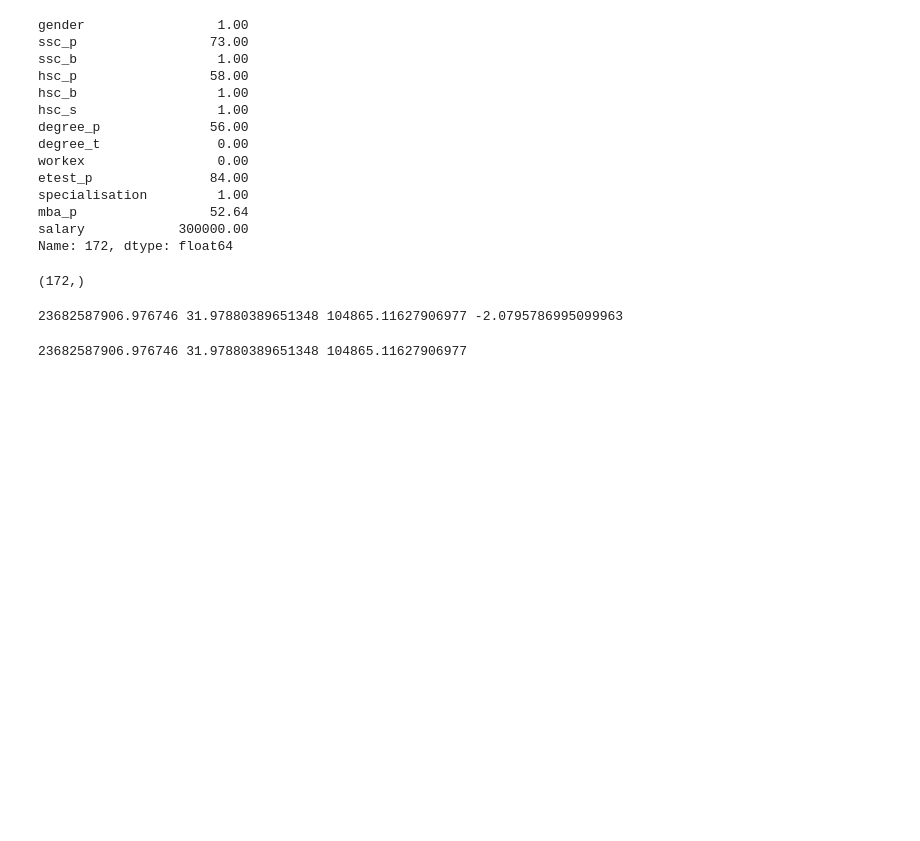
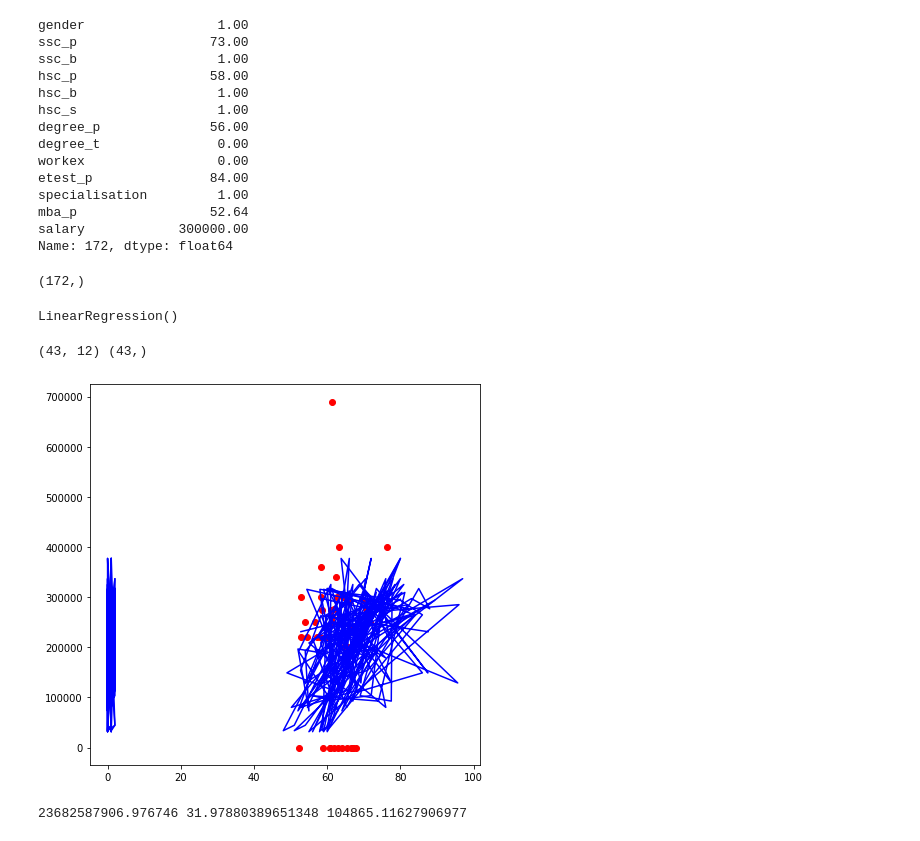
Before and after one commit to Snehal4315/placementml, a Jupyter notebook: salary.ipynb, the cells around one changed output. Cells and saved outputs as stored; diff of their text form; code cells hidden in the pictures; blank space fills up the shorter version.

```diff
--- a/salary.ipynb
+++ b/salary.ipynb
@@ -86,15 +86,29 @@ linreg = LinearRegression()
 
 linreg.fit(x_train,y_train)
 
-y_pred = linreg.predict(x_test)
-mse = mean_squared_error(knn_pred,y_test)
-msle = mean_squared_log_error(knn_pred,y_test)
-mae = mean_absolute_error(knn_pred,y_test)
-r2_score = r2_score(knn_pred,y_test)
-# print(mse,msle,mae,r2_score)
-print(lin)
+# y_pred = linreg.predict(x_test)
+# mse = mean_squared_error(knn_pred,y_test)
+# msle = mean_squared_log_error(knn_pred,y_test)
+# mae = mean_absolute_error(knn_pred,y_test)
+# r2_score = r2_score(knn_pred,y_test)
+# # print(mse,msle,mae,r2_score)
+# print(lin)
 # %% [output]
-23682587906.976746 31.97880389651348 104865.11627906977 -2.0795786995099963
+LinearRegression()
+# %%
+print(x_test.shape,y_test.shape)
+# %% [output]
+(43, 12) (43,)
+# %%
+plt.figure(figsize=(7,7))
+plt.scatter(x_test.mba_p, y_test, color = 'red')
+plt.plot(x_test., linreg.predict(x_test), color = 'blue')
+# plt.title('Salary vs Experience (Test set)')
+# plt.xlabel('Years of Experience')
+# plt.ylabel('Salary')
+plt.show()
+# %% [output]
+[figure, added]
 # %%
 from sklearn.neighbors import KNeighborsRegressor
 knn_reg = KNeighborsRegressor()
```
Also changed, not shown: 6 other files.
